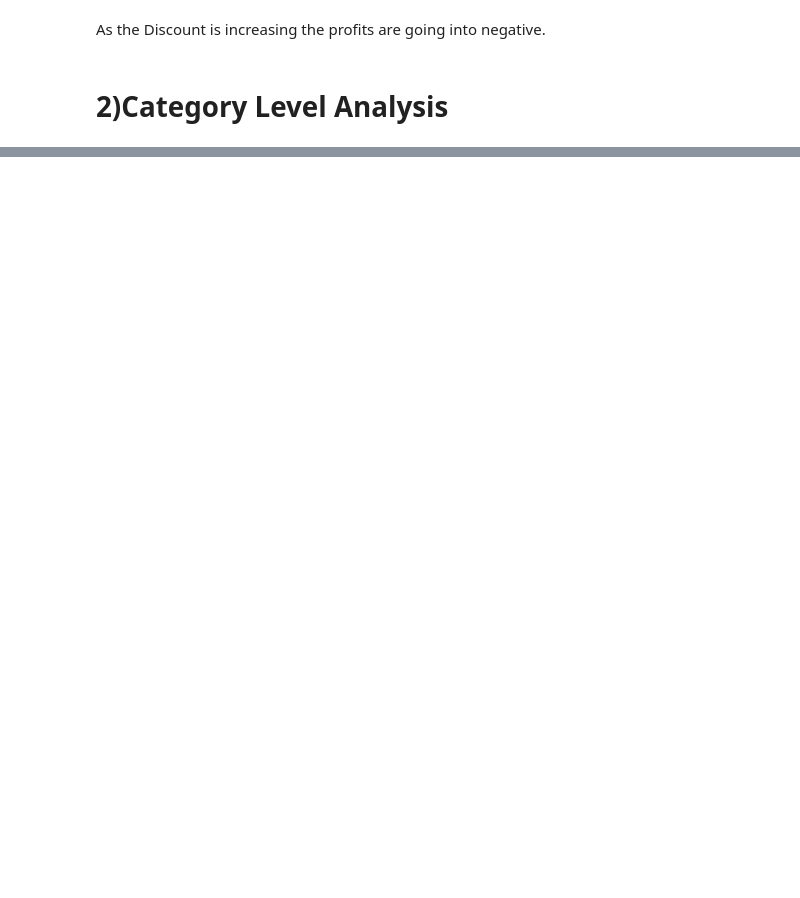
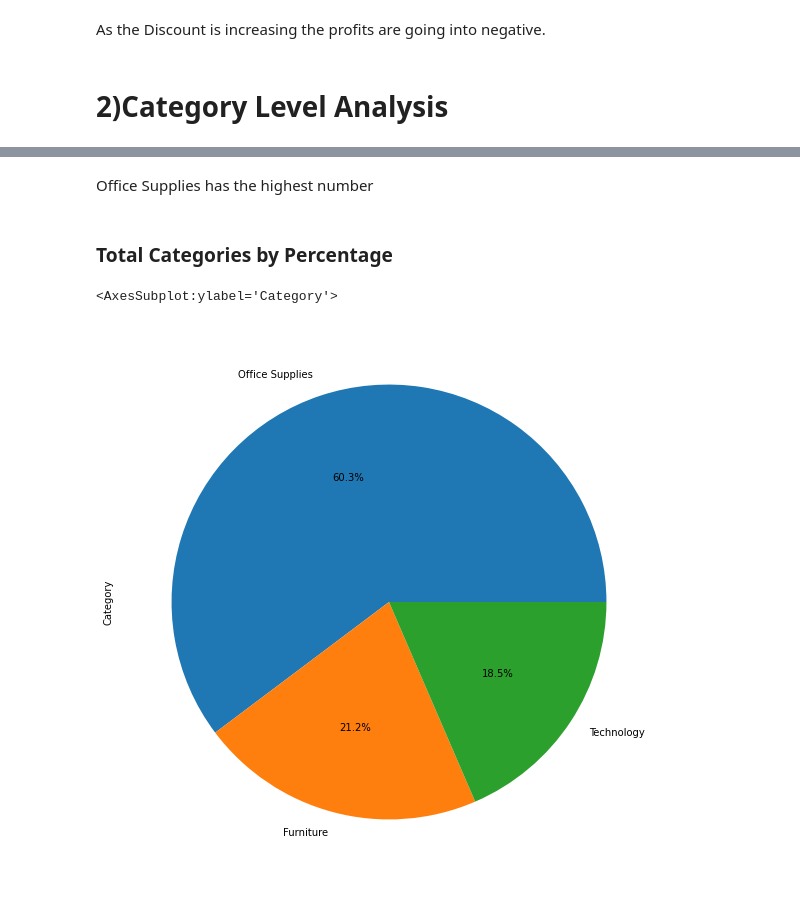
Before and after one commit to mahmoud-elghonemy/Exploratory-Data-Analysis-Retail, a Jupyter notebook: Exploratory_Data_Analysis_Retail.ipynb, the cells around one changed output, grey strips where cells are left out. Drawn from its saved outputs; the diff is of its cells as text; code cells hidden in the pictures; blank space fills up the shorter version.

```diff
--- a/Exploratory_Data_Analysis_Retail.ipynb
+++ b/Exploratory_Data_Analysis_Retail.ipynb
@@ -352,0 +365,10 @@ As the Discount is increasing the profits are going into negative.
+# %% [markdown]
+Office Supplies has the highest number
+# %% [markdown]
+###  Total Categories by Percentage
+# %%
+plt.figure(figsize=(10,10))
+df['Category'].value_counts().plot.pie(autopct="%1.1f%%")
+# %% [output]
+<AxesSubplot:ylabel='Category'>
+[figure, added]
```
Also changed, not shown: parts of 29 cells of this notebook.
